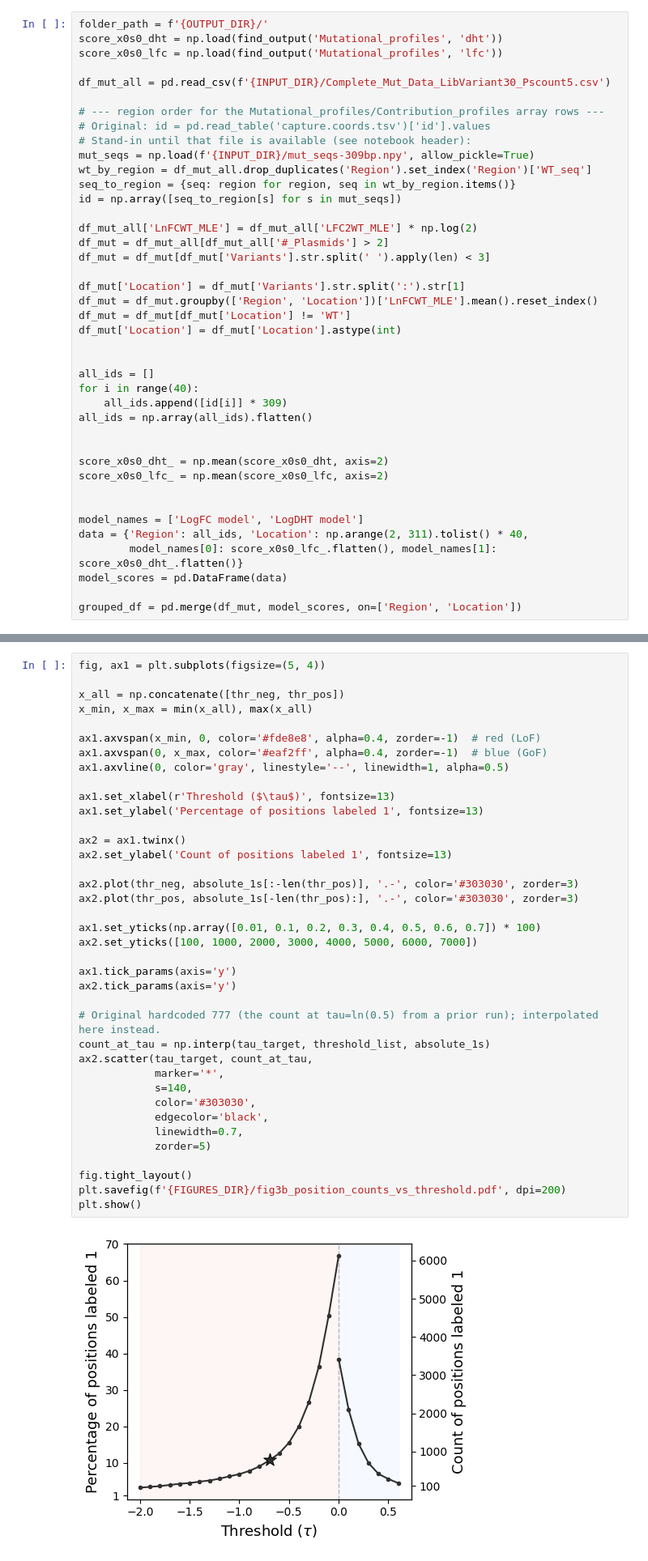
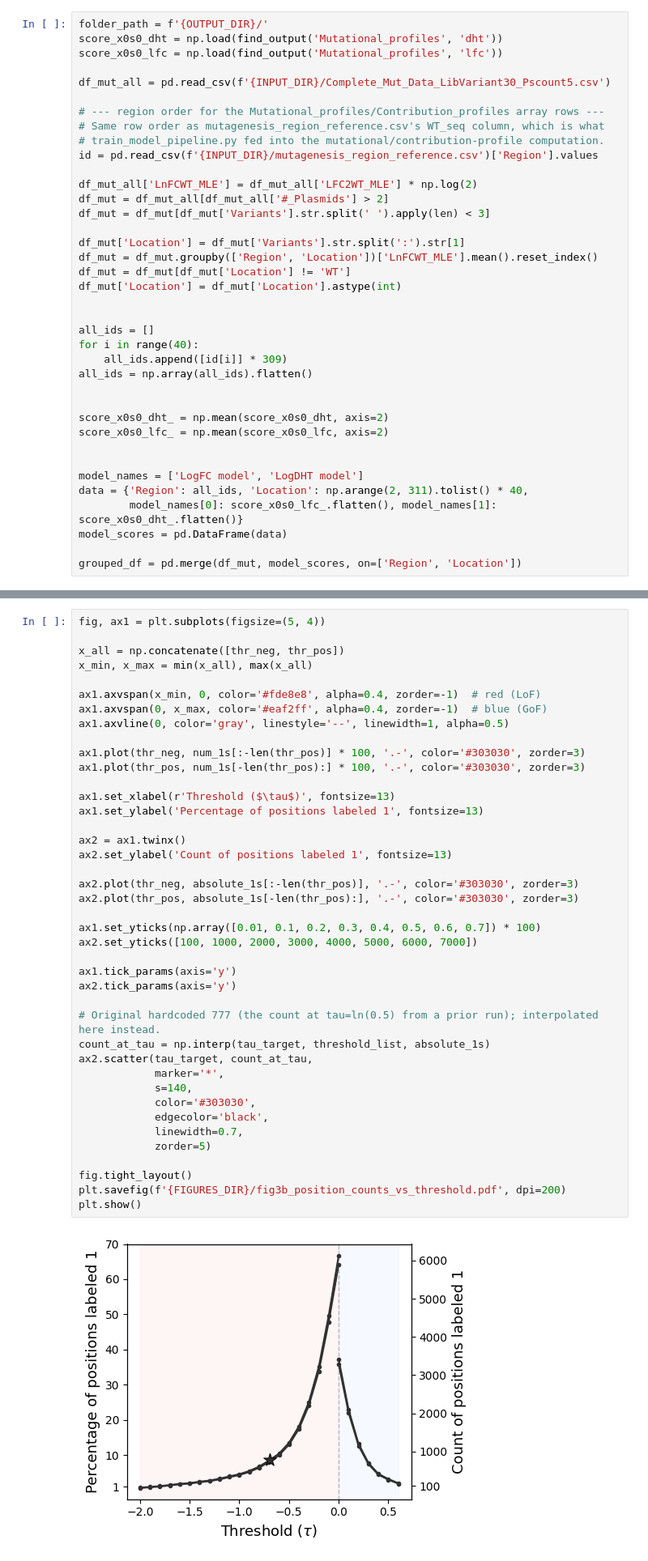
Before and after one commit to HodaTb/AR_motif_model, a Jupyter notebook: motif_model/fig3_mutational_validation.ipynb, the cells around one changed output, grey strips where cells are left out. Shown at 81% size. Saved outputs shown, nothing was run; the diff lists cells and outputs as text.

```diff
--- a/motif_model/fig3_mutational_validation.ipynb
+++ b/motif_model/fig3_mutational_validation.ipynb
@@ -70,12 +59,9 @@ score_x0s0_lfc = np.load(find_output('Mutational_profiles', 'lfc'))
 df_mut_all = pd.read_csv(f'{INPUT_DIR}/Complete_Mut_Data_LibVariant30_Pscount5.csv')
 
 # --- region order for the Mutational_profiles/Contribution_profiles array rows ---
-# Original: id = pd.read_table('capture.coords.tsv')['id'].values
-# Stand-in until that file is available (see notebook header):
-mut_seqs = np.load(f'{INPUT_DIR}/mut_seqs-309bp.npy', allow_pickle=True)
-wt_by_region = df_mut_all.drop_duplicates('Region').set_index('Region')['WT_seq']
-seq_to_region = {seq: region for region, seq in wt_by_region.items()}
-id = np.array([seq_to_region[s] for s in mut_seqs])
+# Same row order as mutagenesis_region_reference.csv's WT_seq column, which is what
+# train_model_pipeline.py fed into the mutational/contribution-profile computation.
+id = pd.read_csv(f'{INPUT_DIR}/mutagenesis_region_reference.csv')['Region'].values
 
 df_mut_all['LnFCWT_MLE'] = df_mut_all['LFC2WT_MLE'] * np.log(2)
 df_mut = df_mut_all[df_mut_all['#_Plasmids'] > 2]
@@ -217,37 +202,40 @@ x_min, x_max = min(x_all), max(x_all)
 ax1.axvspan(x_min, 0, color='#fde8e8', alpha=0.4, zorder=-1)  # red (LoF)
 ax1.axvspan(0, x_max, color='#eaf2ff', alpha=0.4, zorder=-1)  # blue (GoF)
 ax1.axvline(0, color='gray', linestyle='--', linewidth=1, alpha=0.5)
+
+ax1.plot(thr_neg, num_1s[:-len(thr_pos)] * 100, '.-', color='#303030', zorder=3)
+ax1.plot(thr_pos, num_1s[-len(thr_pos):] * 100, '.-', color='#303030', zorder=3)
 
 ax1.set_xlabel(r'Threshold ($\tau$)', fontsize=13)
 ax1.set_ylabel('Percentage of positions labeled 1', fontsize=13)
 
 ax2 = ax1.twinx()
 ax2.set_ylabel('Count of positions labeled 1', fontsize=13)
 
 ax2.plot(thr_neg, absolute_1s[:-len(thr_pos)], '.-', color='#303030', zorder=3)
 ax2.plot(thr_pos, absolute_1s[-len(thr_pos):], '.-', color='#303030', zorder=3)
 
 ax1.set_yticks(np.array([0.01, 0.1, 0.2, 0.3, 0.4, 0.5, 0.6, 0.7]) * 100)
 ax2.set_yticks([100, 1000, 2000, 3000, 4000, 5000, 6000, 7000])
 
 ax1.tick_params(axis='y')
 ax2.tick_params(axis='y')
 
 # Original hardcoded 777 (the count at tau=ln(0.5) from a prior run); interpolated here instead.
 count_at_tau = np.interp(tau_target, threshold_list, absolute_1s)
 ax2.scatter(tau_target, count_at_tau,
             marker='*',
             s=140,
             color='#303030',
             edgecolor='black',
             linewidth=0.7,
             zorder=5)
 
 fig.tight_layout()
 plt.savefig(f'{FIGURES_DIR}/fig3b_position_counts_vs_threshold.pdf', dpi=200)
 plt.show()
 # %% [output]
-[figure, old version]
+[figure, new version]
 # %% [markdown]
 ## Contribution of TFs in mutational profiles (Figure 3A + all-40-enhancers supplementary PDF)
 # %%
```
Also changed, not shown: parts of 3 cells of this notebook, 27 other files.
